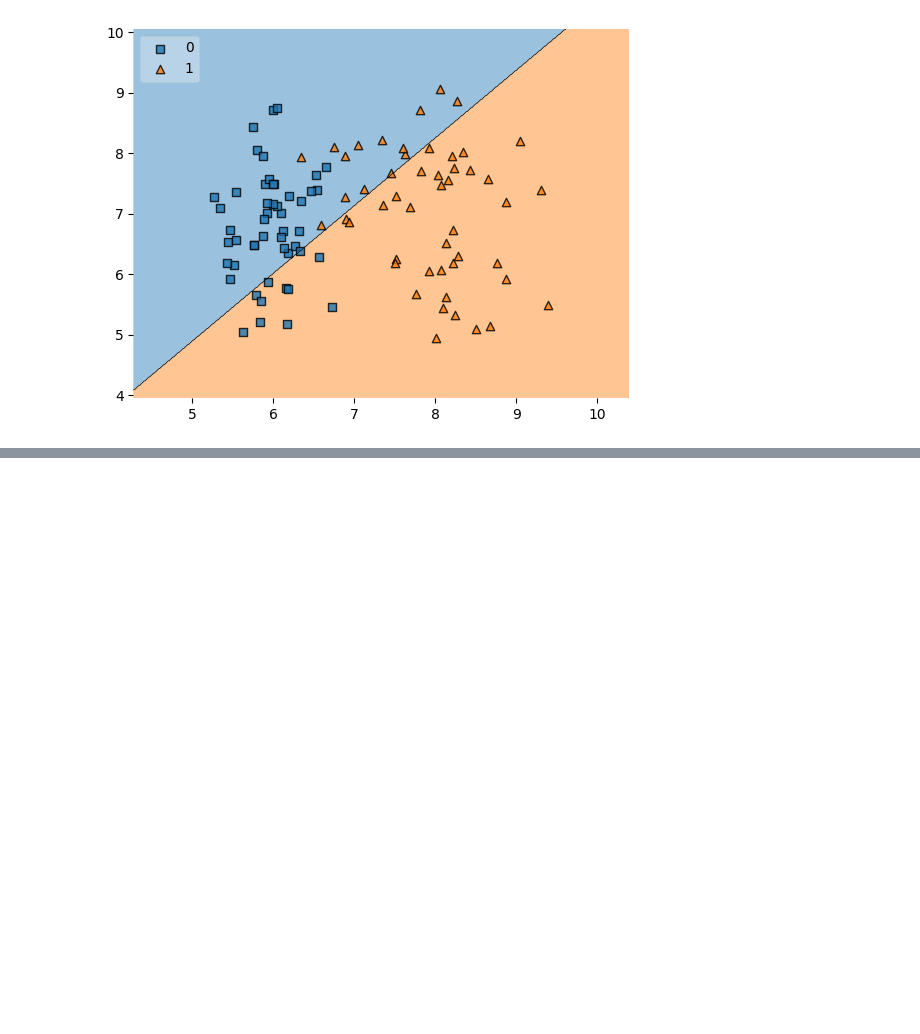
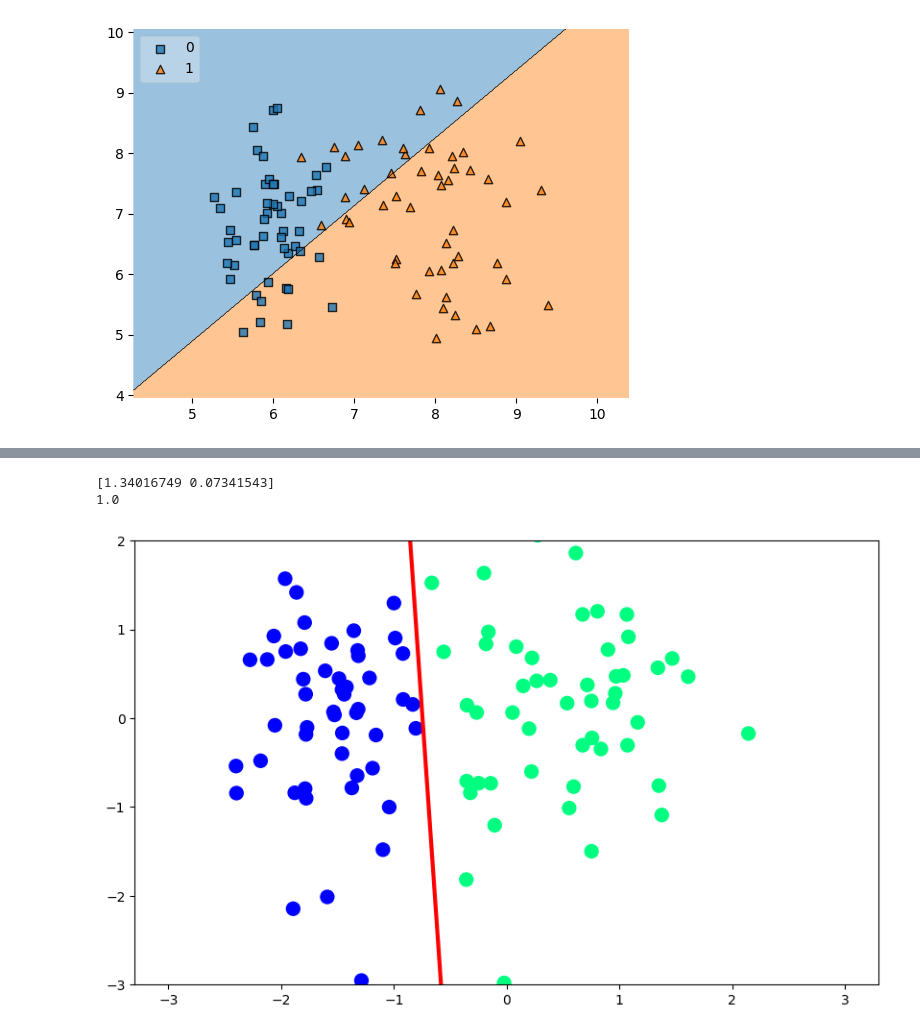
Before and after one commit to gautamsudip/Deep-Learning, a Jupyter notebook: Perceptron.ipynb, the cells around one changed output, grey strips where cells are left out. Saved outputs shown, nothing was run; the diff lists cells and outputs as text; code cells hidden in the pictures; blank space fills up the shorter version.

```diff
--- a/Perceptron.ipynb
+++ b/Perceptron.ipynb
@@ -63,0 +86,41 @@ plot_decision_regions(X.values, y.values, clf=p, legend=2)
+# %%
+# step function is used . It returns either 0 or 1 . When it returns 0, y - y_hat will be 0 so no update to coefficients in that case .
+def step(z):
+    return 1 if z>0 else 0
+# %%
+#                                 Custom Class For Perceptron Trick
+def perceptron(X,y):
+
+    X = np.insert(X, 0 ,1,axis=1)
+    weights = np.ones(X.shape[1])
+    lr = 0.1
+
+    for i in range(1000):
+        j = np.random.randint(0,100)
+        y_hat = step(np.dot(X[j], weights))
+        weights = weights + lr * (y[j] - y_hat) * X[j]
+
+    return weights[0],weights[1:]
+
+# Starting with a random line. Randomly points are picked, If points are miss-classified they pull line towards them . If points are correctly
+# if points are correctly classified nothing is done . i.e no update to weights and bias term.
+# %%
+intercept_, coef_ = perceptron(X,y)
+print(coef_)
+print(intercept_)
+
+m = -(coef_[0] / coef_[1])
+b = -(intercept_ / coef_[1])
+
+x_input = np.linspace(-3, 3, 100)
+y_input = m * x_input + b
+
+plt.figure(figsize=(10, 6))
+plt.plot(x_input, y_input, color='red', linewidth=3)
+plt.scatter(X[:, 0], X[:, 1], c=y, cmap='winter', s=100)
+plt.ylim(-3, 2)
+plt.show()
+# %% [output]
+[1.34016749 0.07341543]
+1.0
+[figure, added]
```
Also changed, not shown: parts of 16 cells of this notebook.
